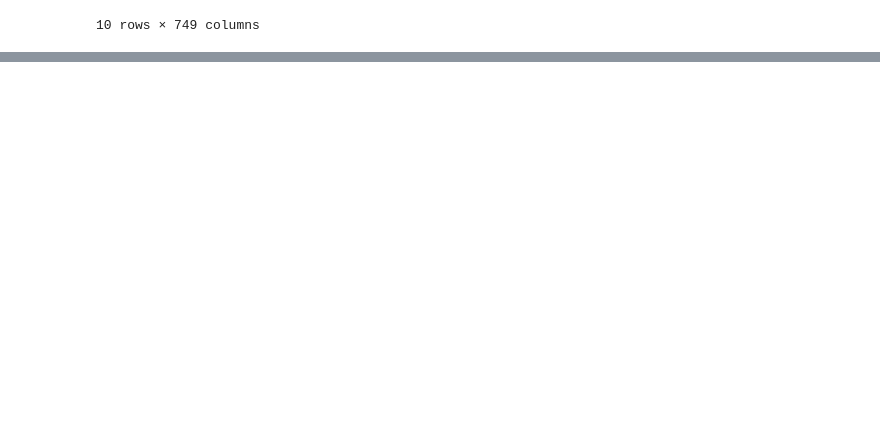
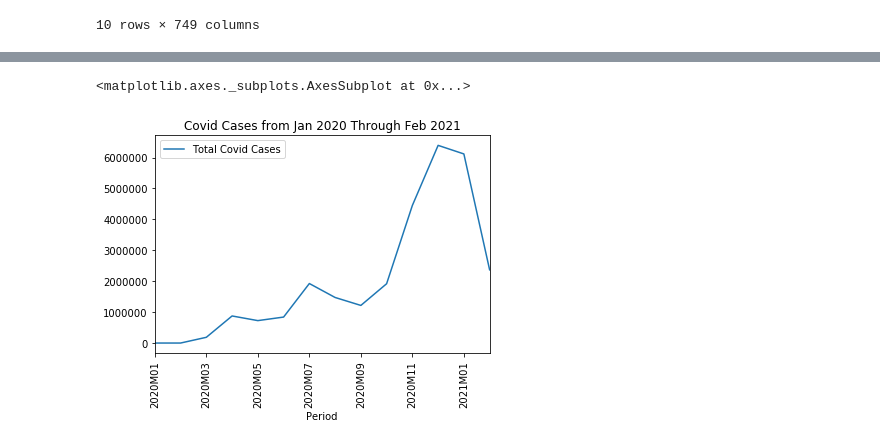
Before and after one commit to priscilla-wong/Project_1, a Jupyter notebook: covid_vs_pc/Analysis/covid_pc_analysis.ipynb, the cells around one changed output, grey strips where cells are left out. Drawn from its saved outputs; the diff is of its cells as text; code cells hidden in the pictures; blank space fills up the shorter version.

```diff
--- a/covid_vs_pc/Analysis/covid_pc_analysis.ipynb
+++ b/covid_vs_pc/Analysis/covid_pc_analysis.ipynb
@@ -133,0 +237,3 @@ pc_df.head()
+# %%
+pc_df = pc_df.iloc[:,0]
+pc_df
@@ -133,0 +257,6 @@ pc_df.head()
+# %%
+# Concatenating both data frames
+
+cov_pc_df = pd.concat([covid_df, covid_df_avg, pc_df], axis="columns", join="inner")
+cov_pc_df = cov_pc_df.reset_index()
+cov_pc_df
@@ -133,0 +279,6 @@ pc_df.head()
+# %%
+# Renaming columns
+
+columns = ['Period','Total Covid Cases', 'Average New Cases', 'Personal Consumption Expenditure']
+cov_pc_df.columns = columns
+cov_pc_df
@@ -133,0 +301,5 @@ pc_df.head()
+# %%
+# Changing data type for Personal COnsumption Expenditure to int
+
+cov_pc_df['Personal Consumption Expenditure'] = cov_pc_df['Personal Consumption Expenditure'].str.replace(',','')
+cov_pc_df['Personal Consumption Expenditure'] = cov_pc_df['Personal Consumption Expenditure'].astype(int)
@@ -133,0 +318,7 @@ pc_df.head()
+# %%
+# Line plot for total covid cases
+
+cov_pc_df.plot(title='Covid Cases from Jan 2020 Through Feb 2021', rot=90, y='Total Covid Cases', x='Period')
+# %% [output]
+<matplotlib.axes._subplots.AxesSubplot at 0x...>
+[figure, added]
```
Also changed, not shown: parts of 22 cells of this notebook, 5 other files.
